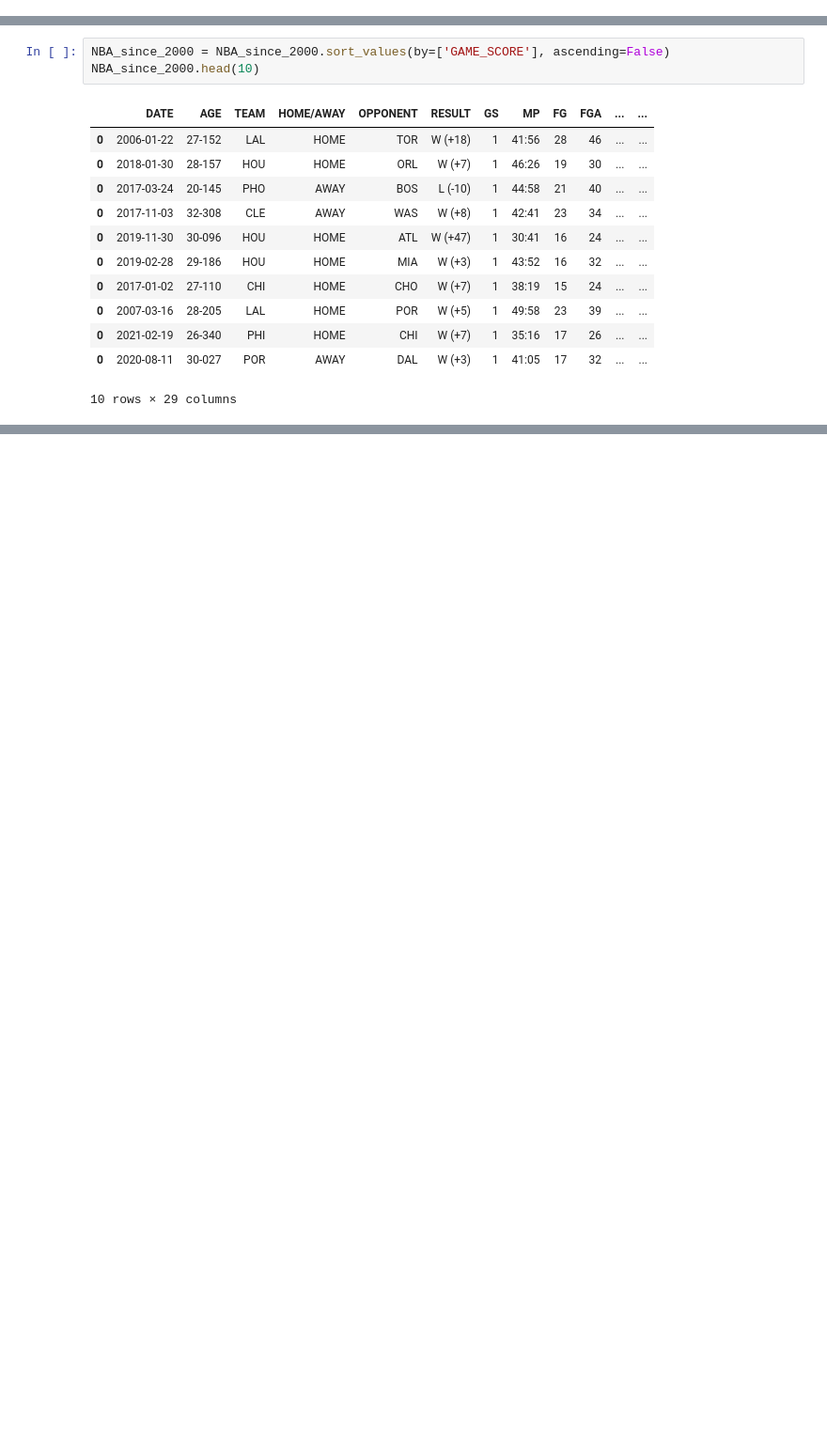
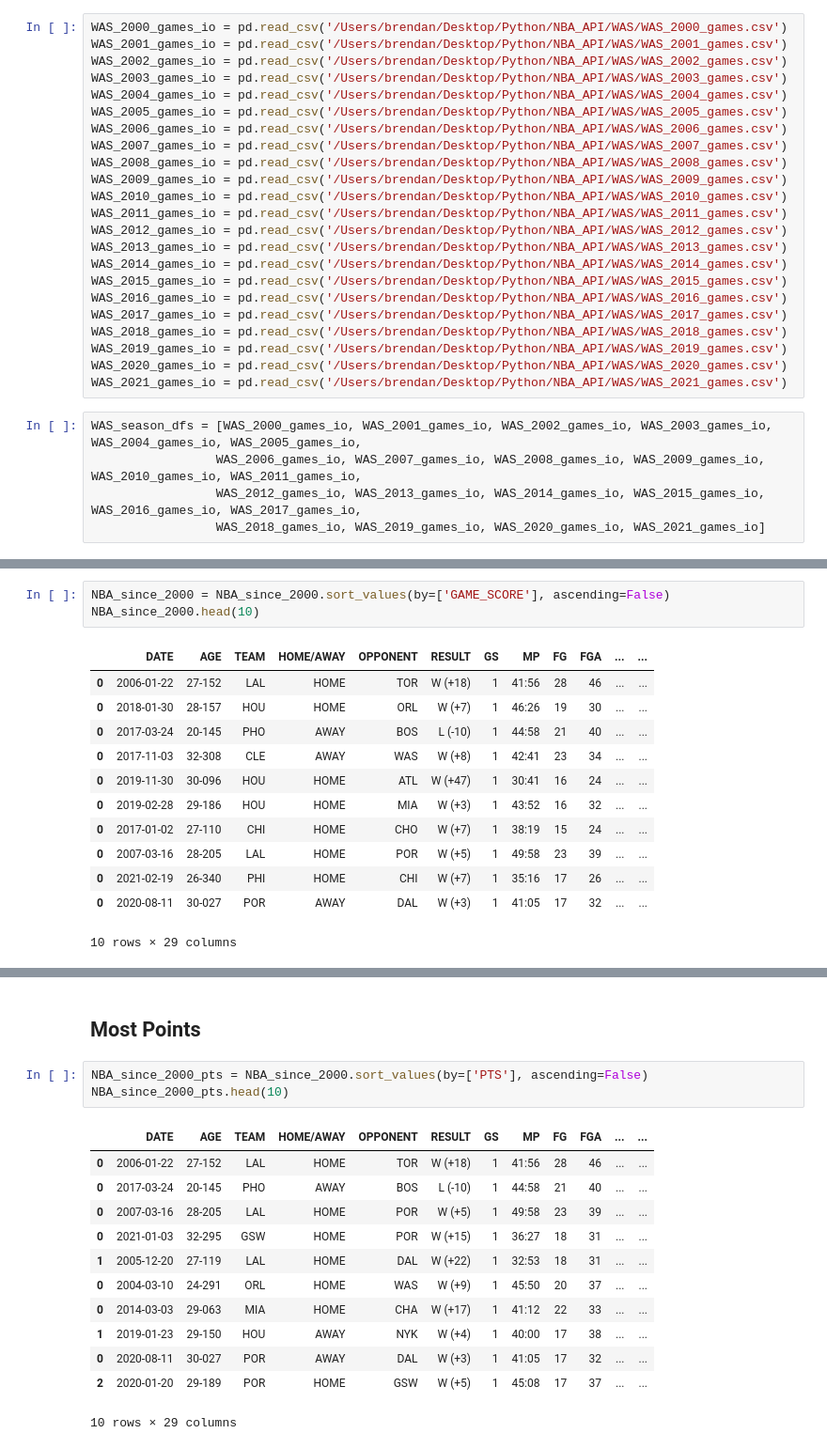
Before and after one commit to bme3412/Python, a Jupyter notebook: Projects/Basketball_reference/NBA_since_2000.ipynb, the cells around one changed output, grey strips where cells are left out. Shown at 94% size. Drawn from its saved outputs; the diff is of its cells as text; blank space fills up the shorter version.

```diff
--- a/Projects/Basketball_reference/NBA_since_2000.ipynb
+++ b/Projects/Basketball_reference/NBA_since_2000.ipynb
@@ -1043,0 +1130,28 @@ SAS_since_2000.head(5)
+# %%
+WAS_2000_games_io = pd.read_csv('/Users/brendan/Desktop/Python/NBA_API/WAS/WAS_2000_games.csv')
+WAS_2001_games_io = pd.read_csv('/Users/brendan/Desktop/Python/NBA_API/WAS/WAS_2001_games.csv')
+WAS_2002_games_io = pd.read_csv('/Users/brendan/Desktop/Python/NBA_API/WAS/WAS_2002_games.csv')
+WAS_2003_games_io = pd.read_csv('/Users/brendan/Desktop/Python/NBA_API/WAS/WAS_2003_games.csv')
+WAS_2004_games_io = pd.read_csv('/Users/brendan/Desktop/Python/NBA_API/WAS/WAS_2004_games.csv')
+WAS_2005_games_io = pd.read_csv('/Users/brendan/Desktop/Python/NBA_API/WAS/WAS_2005_games.csv')
+WAS_2006_games_io = pd.read_csv('/Users/brendan/Desktop/Python/NBA_API/WAS/WAS_2006_games.csv')
+WAS_2007_games_io = pd.read_csv('/Users/brendan/Desktop/Python/NBA_API/WAS/WAS_2007_games.csv')
+WAS_2008_games_io = pd.read_csv('/Users/brendan/Desktop/Python/NBA_API/WAS/WAS_2008_games.csv')
+WAS_2009_games_io = pd.read_csv('/Users/brendan/Desktop/Python/NBA_API/WAS/WAS_2009_games.csv')
+WAS_2010_games_io = pd.read_csv('/Users/brendan/Desktop/Python/NBA_API/WAS/WAS_2010_games.csv')
+WAS_2011_games_io = pd.read_csv('/Users/brendan/Desktop/Python/NBA_API/WAS/WAS_2011_games.csv')
+WAS_2012_games_io = pd.read_csv('/Users/brendan/Desktop/Python/NBA_API/WAS/WAS_2012_games.csv')
+WAS_2013_games_io = pd.read_csv('/Users/brendan/Desktop/Python/NBA_API/WAS/WAS_2013_games.csv')
+WAS_2014_games_io = pd.read_csv('/Users/brendan/Desktop/Python/NBA_API/WAS/WAS_2014_games.csv')
+WAS_2015_games_io = pd.read_csv('/Users/brendan/Desktop/Python/NBA_API/WAS/WAS_2015_games.csv')
+WAS_2016_games_io = pd.read_csv('/Users/brendan/Desktop/Python/NBA_API/WAS/WAS_2016_games.csv')
+WAS_2017_games_io = pd.read_csv('/Users/brendan/Desktop/Python/NBA_API/WAS/WAS_2017_games.csv')
+WAS_2018_games_io = pd.read_csv('/Users/brendan/Desktop/Python/NBA_API/WAS/WAS_2018_games.csv')
+WAS_2019_games_io = pd.read_csv('/Users/brendan/Desktop/Python/NBA_API/WAS/WAS_2019_games.csv')
+WAS_2020_games_io = pd.read_csv('/Users/brendan/Desktop/Python/NBA_API/WAS/WAS_2020_games.csv')
+WAS_2021_games_io = pd.read_csv('/Users/brendan/Desktop/Python/NBA_API/WAS/WAS_2021_games.csv')
+# %%
+WAS_season_dfs = [WAS_2000_games_io, WAS_2001_games_io, WAS_2002_games_io, WAS_2003_games_io, WAS_2004_games_io, WAS_2005_games_io,
+                 WAS_2006_games_io, WAS_2007_games_io, WAS_2008_games_io, WAS_2009_games_io, WAS_2010_games_io, WAS_2011_games_io,
+                 WAS_2012_games_io, WAS_2013_games_io, WAS_2014_games_io, WAS_2015_games_io, WAS_2016_games_io, WAS_2017_games_io,
+                 WAS_2018_games_io, WAS_2019_games_io, WAS_2020_games_io, WAS_2021_games_io]
@@ -1071,0 +1199,18 @@ NBA_since_2000.shape
+# %% [markdown]
+## Most Points
+# %%
+NBA_since_2000_pts = NBA_since_2000.sort_values(by=['PTS'], ascending=False)
+NBA_since_2000_pts.head(10)
+# %% [output]
+|  | DATE | AGE | TEAM | HOME/AWAY | OPPONENT | RESULT | GS | MP | FG | FGA | ... | ... |
+| 0 | 2006-01-22 | 27-152 | LAL | HOME | TOR | W (+18) | 1 | 41:56 | 28 | 46 | ... | ... |
+| 0 | 2017-03-24 | 20-145 | PHO | AWAY | BOS | L (-10) | 1 | 44:58 | 21 | 40 | ... | ... |
+| 0 | 2007-03-16 | 28-205 | LAL | HOME | POR | W (+5) | 1 | 49:58 | 23 | 39 | ... | ... |
+| 0 | 2021-01-03 | 32-295 | GSW | HOME | POR | W (+15) | 1 | 36:27 | 18 | 31 | ... | ... |
+| 1 | 2005-12-20 | 27-119 | LAL | HOME | DAL | W (+22) | 1 | 32:53 | 18 | 31 | ... | ... |
+| 0 | 2004-03-10 | 24-291 | ORL | HOME | WAS | W (+9) | 1 | 45:50 | 20 | 37 | ... | ... |
+| 0 | 2014-03-03 | 29-063 | MIA | HOME | CHA | W (+17) | 1 | 41:12 | 22 | 33 | ... | ... |
+| 1 | 2019-01-23 | 29-150 | HOU | AWAY | NYK | W (+4) | 1 | 40:00 | 17 | 38 | ... | ... |
+| 0 | 2020-08-11 | 30-027 | POR | AWAY | DAL | W (+3) | 1 | 41:05 | 17 | 32 | ... | ... |
+| 2 | 2020-01-20 | 29-189 | POR | HOME | GSW | W (+5) | 1 | 45:08 | 17 | 37 | ... | ... |
+10 rows × 29 columns
```
Also changed, not shown: parts of 28 cells of this notebook.
